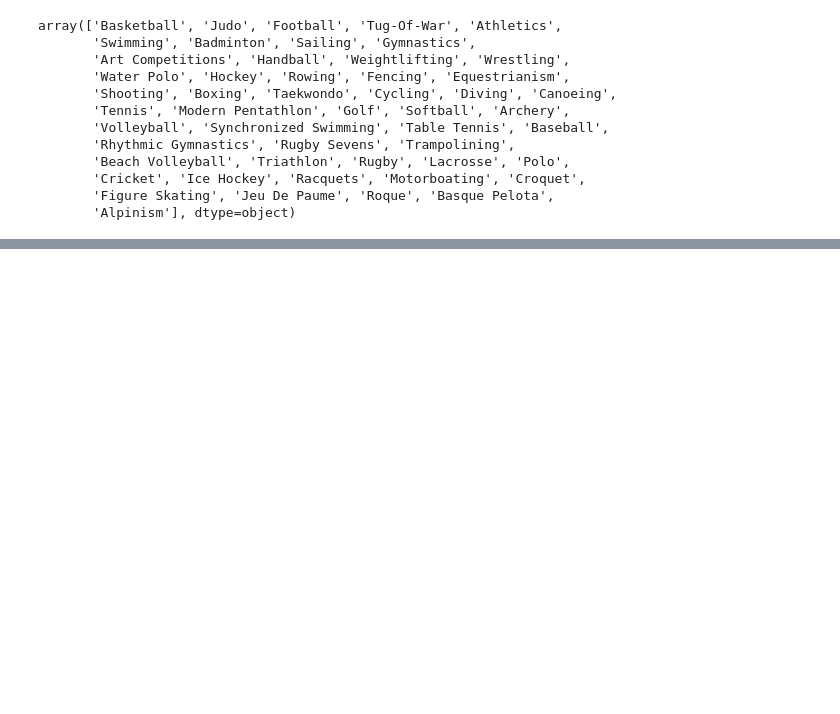
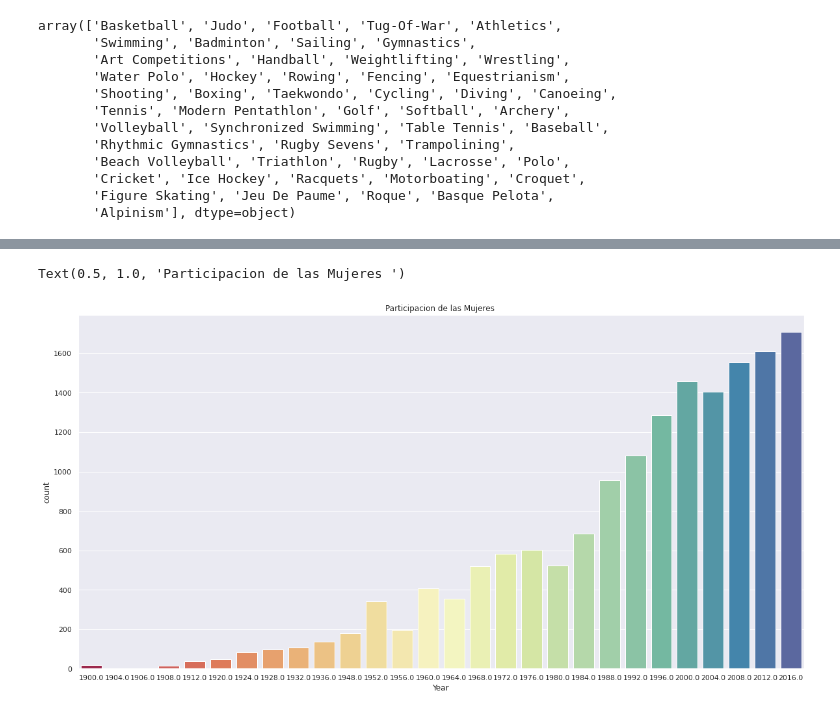
Before and after one commit to lisseta/datAnalisys_Python, a Jupyter notebook: OlympicsDatAnalysis_.ipynb, the cells around one changed output, grey strips where cells are left out. Saved outputs shown, nothing was run; the diff lists cells and outputs as text; code cells hidden in the pictures; blank space fills up the shorter version.

```diff
--- a/OlympicsDatAnalysis_.ipynb
+++ b/OlympicsDatAnalysis_.ipynb
@@ -243,0 +298,10 @@ plt.title("Distribucion de Genero")
+# %%
+womenOlympic = atletas[(atletas.Sex == 'F') & (atletas.Season =='Summer')]
+# %%
+sns.set(style='darkgrid')
+plt.figure(figsize=(20,10))
+sns.countplot(x='Year', data= womenOlympic, palette= "Spectral")
+plt.title("Participacion de las Mujeres ")
+# %% [output]
+Text(0.5, 1.0, 'Participacion de las Mujeres ')
+[figure, added]
```
Also changed, not shown: parts of 29 cells of this notebook.
